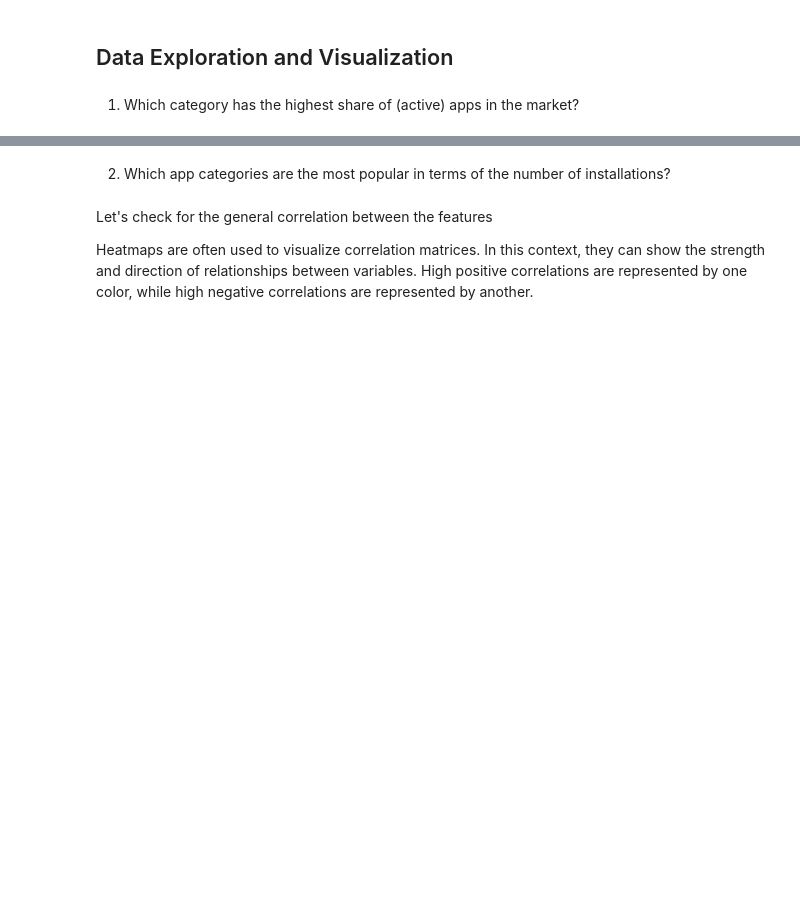
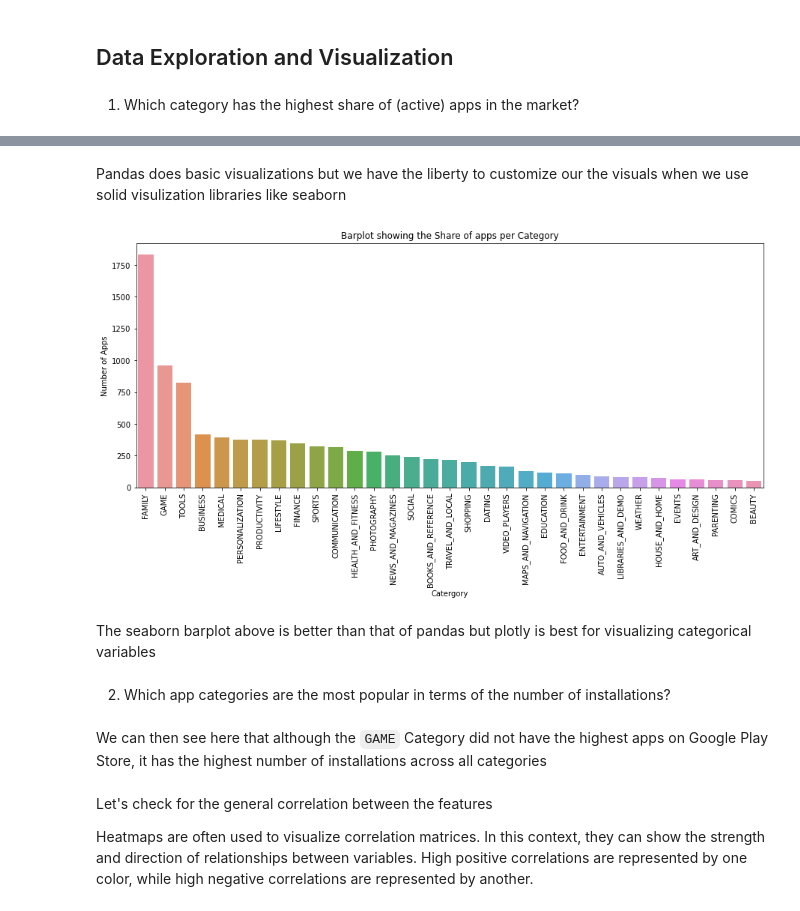
Before and after one commit to AISaturdaysLagos/cohort8_materials, a Jupyter notebook: Labs/05.Data_Visualization_and_Exploration/Data_Viz_&_Exploration_AI_Saturdays_Lagos.ipynb, the cells around one changed output, grey strips where cells are left out. Drawn from its saved outputs; the diff is of its cells as text; code cells hidden in the pictures; blank space fills up the shorter version.

```diff
--- a/Labs/05.Data_Visualization_and_Exploration/Data_Viz_&_Exploration_AI_Saturdays_Lagos.ipynb
+++ b/Labs/05.Data_Visualization_and_Exploration/Data_Viz_&_Exploration_AI_Saturdays_Lagos.ipynb
@@ -255,13 +297,22 @@ num_apps_in_category.plot(x = ..., y = ..., kind='bar');
+# %% [markdown]
+Pandas does basic visualizations but we have the liberty to customize our the visuals when we use solid visulization libraries like seaborn
 # %%
 fig, ax = plt.subplots()
-# fig.set_size_inches(15, 6)
+fig.set_size_inches(15, 6)
 
-ax = sns.barplot(x = ..., y = ...)
+ax = sns.barplot(x = num_apps_in_category.index, y = num_apps_in_category.values)
 ax.set_xticklabels(ax.get_xticklabels(), rotation=90)
 
 # Add x and y label axis
+plt.xlabel("Catergory")
+plt.ylabel("Number of Apps")
 
 # Add plot title
+plt.title("Barplot showing the Share of apps per Category");
+# %% [output]
+[figure, added]
+# %% [markdown]
+The seaborn barplot above is better than that of pandas but plotly is best for visualizing categorical variables
 # %%
 # Using plotly
 fig = px.bar(
@@ -286,6 +337,8 @@ category_installs = apps_data.groupby('Category')['Installs'].sum().sort_values(
 fig = px.bar(category_installs, x="Installs", y="Category", color="Category",
              title='Most Popular App Categories by Installs')
 fig.show()
+# %% [markdown]
+We can then see here that although the `GAME` Category did not have the highest apps on Google Play Store, it has the highest number of installations across all categories
 # %% [markdown]
 Let's check for the general correlation between the features
 
```
Also changed, not shown: parts of 30 cells of this notebook, 2 other files.
